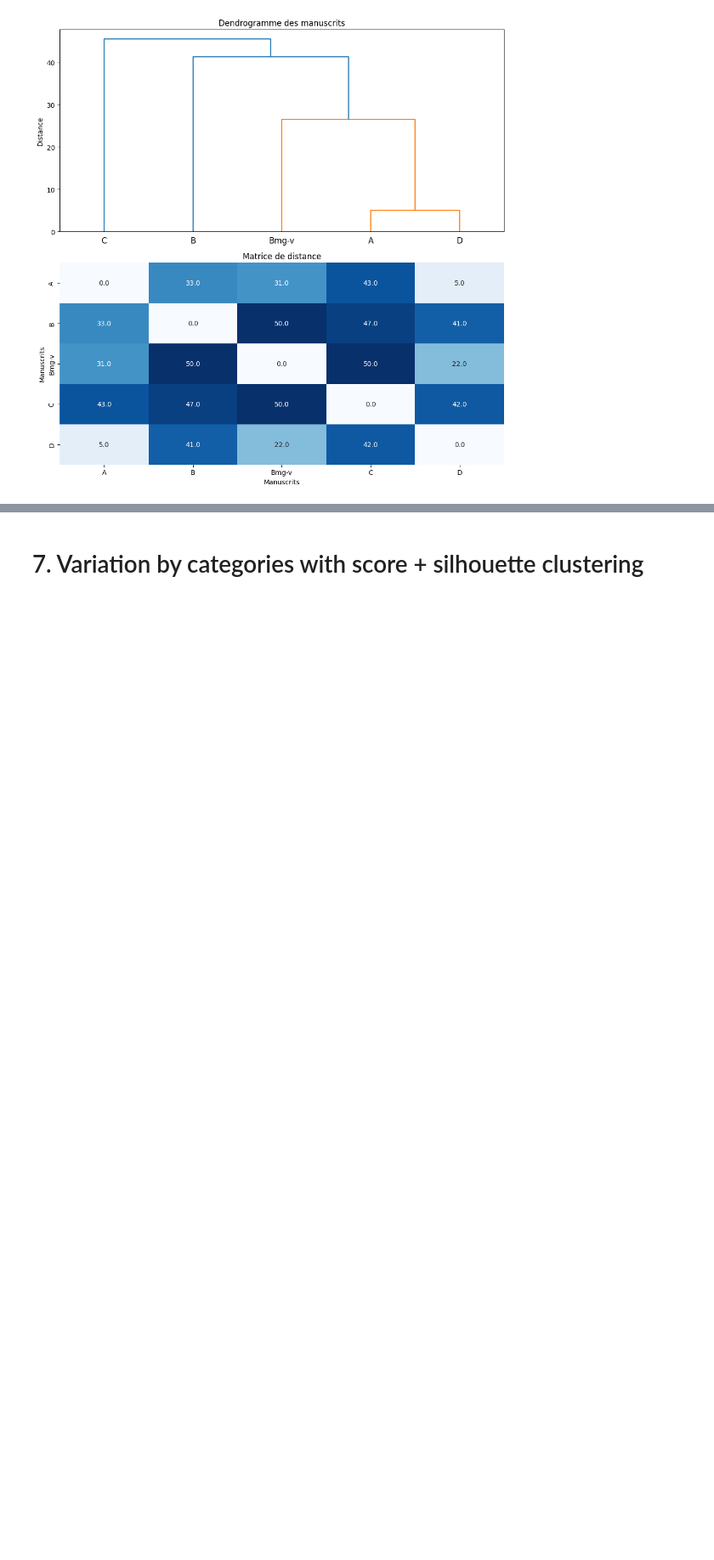
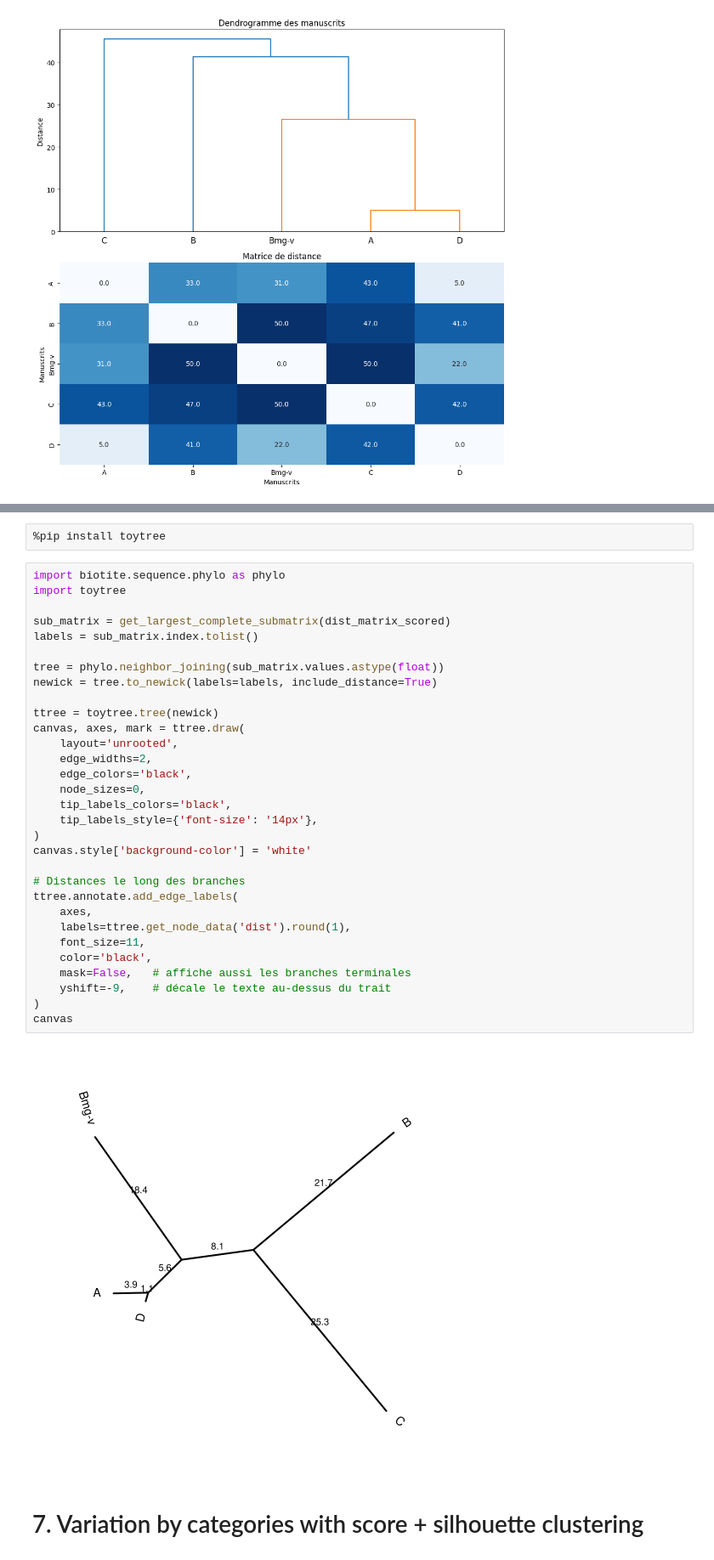
Before and after one commit to metz-theolab/Variant_Analysis_of_Ben_Sira_Hebrew_Manuscripts, a Jupyter notebook: Variant_Analysis.ipynb, the cells around one changed output, grey strips where cells are left out. Shown at 85% size. Cells and saved outputs as stored; diff of their text form; blank space fills up the shorter version.

```diff
--- a/Variant_Analysis.ipynb
+++ b/Variant_Analysis.ipynb
@@ -848,3 +870,38 @@ D       5.0  41.0   22.0  42.0   0.0
+# %%
+%pip install toytree
+# %%
+import biotite.sequence.phylo as phylo
+import toytree
+
+sub_matrix = get_largest_complete_submatrix(dist_matrix_scored)
+labels = sub_matrix.index.tolist()
+
+tree = phylo.neighbor_joining(sub_matrix.values.astype(float))
+newick = tree.to_newick(labels=labels, include_distance=True)
+
+ttree = toytree.tree(newick)
+canvas, axes, mark = ttree.draw(
+    layout='unrooted',
+    edge_widths=2,
+    edge_colors='black',
+    node_sizes=0,
+    tip_labels_colors='black',
+    tip_labels_style={'font-size': '14px'},
+)
+canvas.style['background-color'] = 'white'
+
+# Distances le long des branches
+ttree.annotate.add_edge_labels(
+    axes,
+    labels=ttree.get_node_data('dist').round(1),
+    font_size=11,
+    color='black',
+    mask=False,   # affiche aussi les branches terminales
+    yshift=-9,    # décale le texte au-dessus du trait
+)
+canvas
+# %% [output]
+[figure, added]
 # %% [markdown]
 # 7. Variation by categories with score + silhouette clustering
 # %%
```
Also changed, not shown: parts of 5 cells of this notebook.
